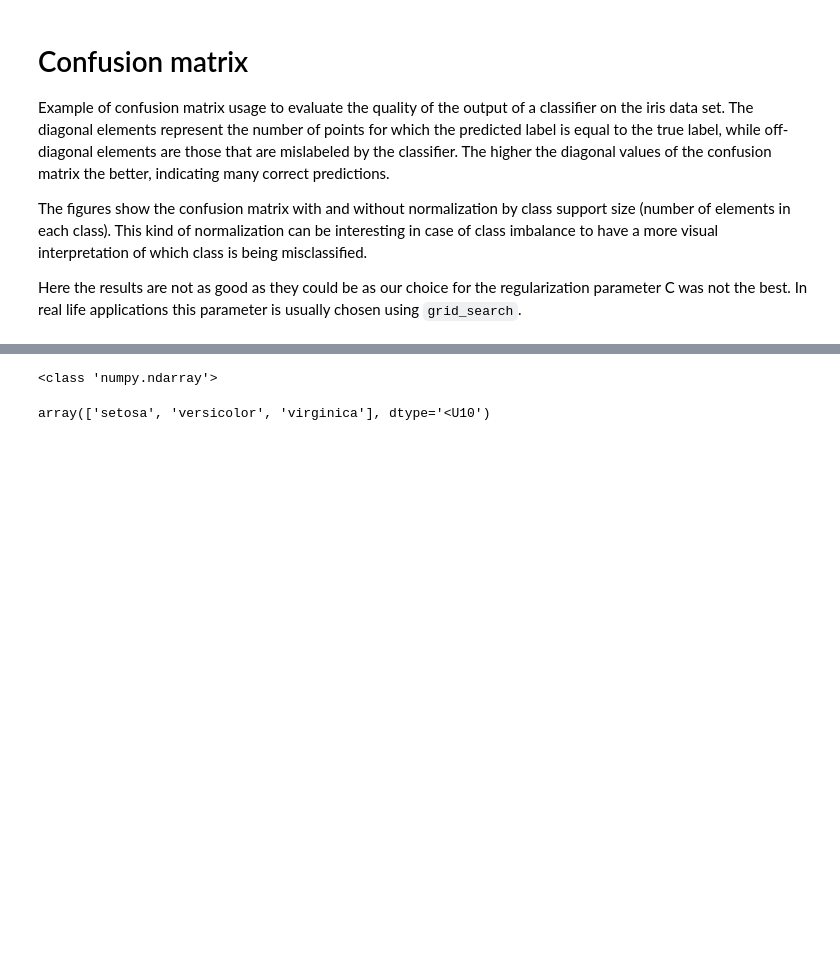
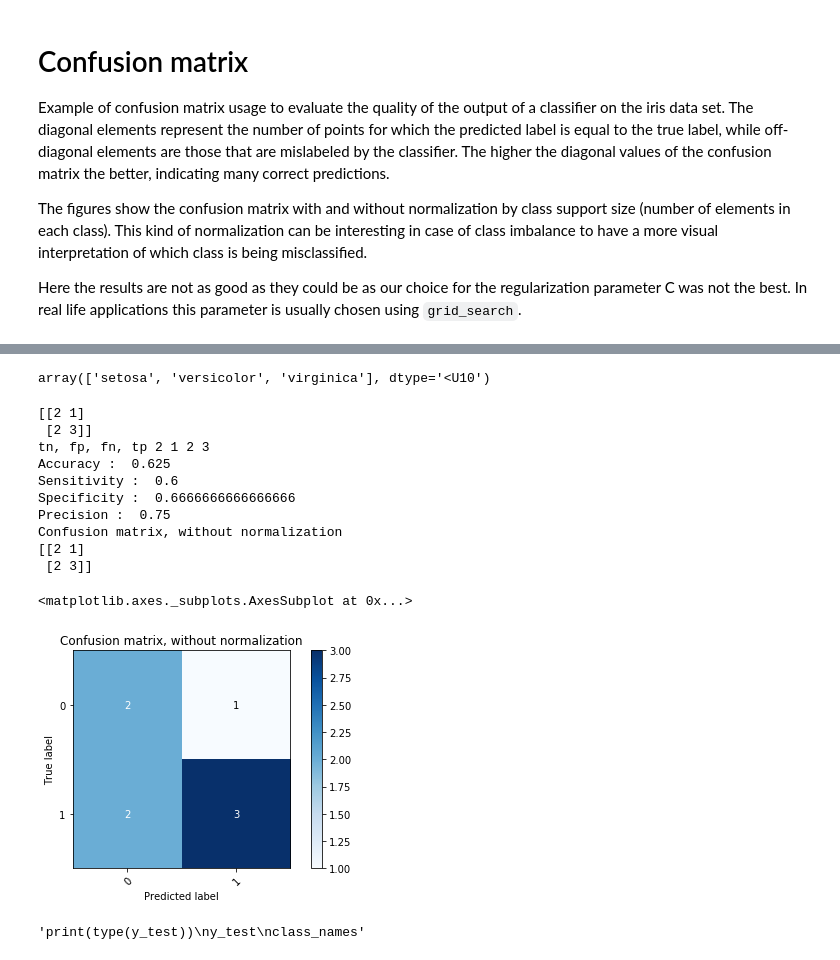
Before and after one commit to Gurubux/Udemy-ML, a Jupyter notebook: Machine_Learning_A-Z/Part2-Regression/Confusion-Matrix/plot_confusion_matrix.ipynb, the cells around one changed output, grey strips where cells are left out. Drawn from its saved outputs; the diff is of its cells as text; code cells hidden in the pictures; blank space fills up the shorter version.

Commit message:
plot_confusion_matrix

```diff
--- a/Machine_Learning_A-Z/Part2-Regression/Confusion-Matrix/plot_confusion_matrix.ipynb
+++ b/Machine_Learning_A-Z/Part2-Regression/Confusion-Matrix/plot_confusion_matrix.ipynb
@@ -129,7 +129,48 @@ Normalized confusion matrix
+# %%
+class_names
+# %% [output]
+array(['setosa', 'versicolor', 'virginica'], dtype='<U10')
+# %%
+y_true = [0, 0, 0, 1, 1, 1, 1, 1]
+y_pred = [0, 1, 0, 1, 0, 1, 0, 1]
+tn, fp, fn, tp = confusion_matrix(y_true, y_pred).ravel()
+print(confusion_matrix(y_true, y_pred))
+print('tn, fp, fn, tp',tn, fp, fn, tp)
+
+
+cm1 = confusion_matrix(y_true, y_pred)
+
+total1=sum(sum(cm1))
+
+accuracy=(cm1[0,0]+cm1[1,1])/total1
+print ('Accuracy : ', accuracy)
+
+sensitivity = cm1[1,1]/(cm1[1,1]+cm1[1,0])
+print('Sensitivity : ', sensitivity )
+
+specificity= cm1[0,0]/(cm1[0,0]+cm1[0,1])
+print('Specificity : ', specificity)
+
+precision = cm1[1,1]/(cm1[0,1]+cm1[1,1])
+print('Precision : ', precision)
+
+plot_confusion_matrix(y_true, y_pred, classes=np.array([0,1]), title='Confusion matrix, without normalization')
+# %% [output]
+[[2 1]
+ [2 3]]
+tn, fp, fn, tp 2 1 2 3
+Accuracy :  0.625
+Sensitivity :  0.6
+Specificity :  0.6666666666666666
+Precision :  0.75
+Confusion matrix, without normalization
+[[2 1]
+ [2 3]]
+<matplotlib.axes._subplots.AxesSubplot at 0x...>
+[figure, added]
 # %%
-print(type(y_test))
+"""print(type(y_test))
 y_test
-class_names
+class_names"""
 # %% [output]
-<class 'numpy.ndarray'>
+'print(type(y_test))\ny_test\nclass_names'
-array(['setosa', 'versicolor', 'virginica'], dtype='<U10')
```
Also changed, not shown: parts of 8 cells of this notebook, 1 other file.
